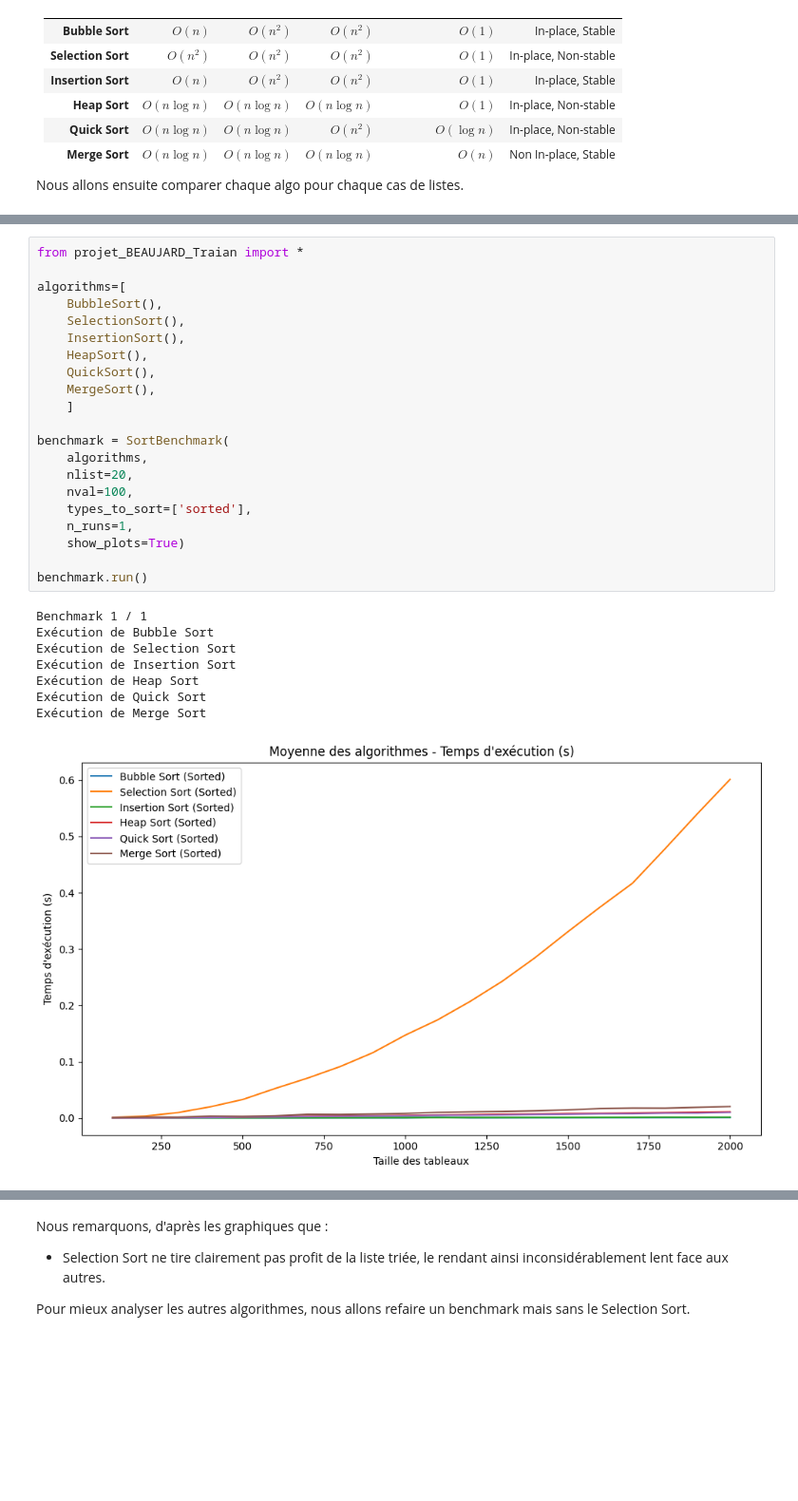
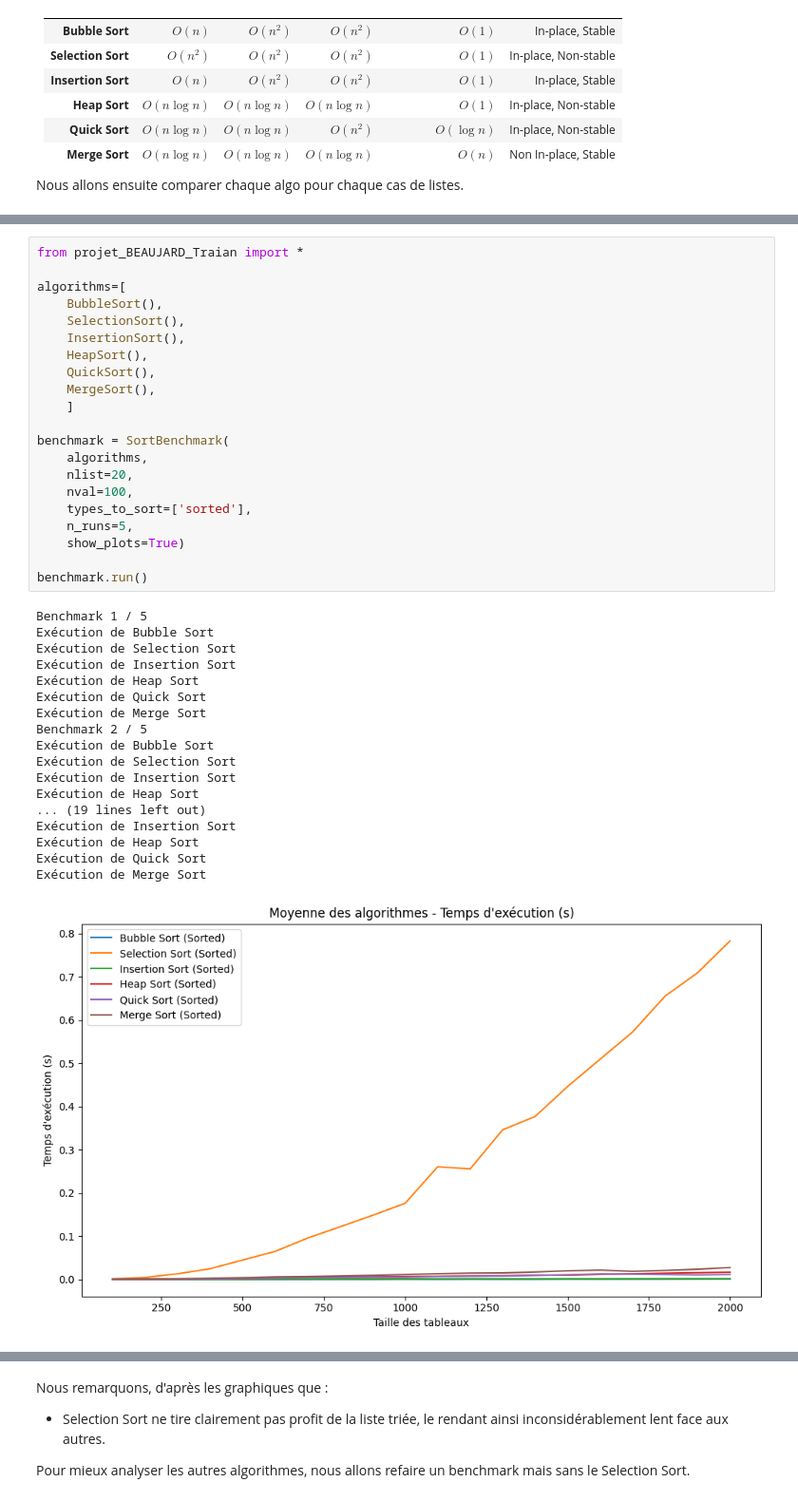
Before and after one commit to ChaelPix/timecomplexity_study_python, a Jupyter notebook: projet_BEAUJARD_Traian.ipynb, the cells around one changed output, grey strips where cells are left out. Shown at 95% size. Saved outputs shown, nothing was run; the diff lists cells and outputs as text; blank space fills up the shorter version.

```diff
--- a/projet_BEAUJARD_Traian.ipynb
+++ b/projet_BEAUJARD_Traian.ipynb
@@ -833,31 +834,41 @@ Testons cela empiriquement :
 # %%
 from projet_BEAUJARD_Traian import *
 
 algorithms=[
     BubbleSort(),
     SelectionSort(),
     InsertionSort(),
     HeapSort(),
     QuickSort(),
     MergeSort(),
     ]
 
 benchmark = SortBenchmark(
     algorithms,
     nlist=20,
     nval=100,
     types_to_sort=['sorted'],
-    n_runs=1,
+    n_runs=5,
     show_plots=True)
 
 benchmark.run()
 # %% [output]
-Benchmark 1 / 1
+Benchmark 1 / 5
 Exécution de Bubble Sort
 Exécution de Selection Sort
 Exécution de Insertion Sort
 Exécution de Heap Sort
 Exécution de Quick Sort
 Exécution de Merge Sort
+Benchmark 2 / 5
+Exécution de Bubble Sort
+Exécution de Selection Sort
+Exécution de Insertion Sort
+Exécution de Heap Sort
+... (19 lines left out)
+Exécution de Insertion Sort
+Exécution de Heap Sort
+Exécution de Quick Sort
+Exécution de Merge Sort
-[figure, old version]
+[figure, new version]
 [figure]
```
Also changed, not shown: parts of 21 cells of this notebook.
